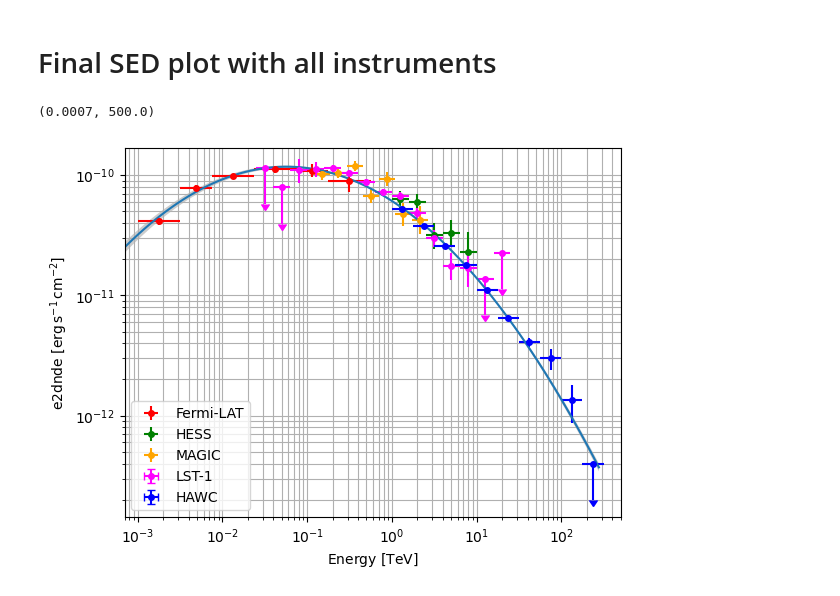
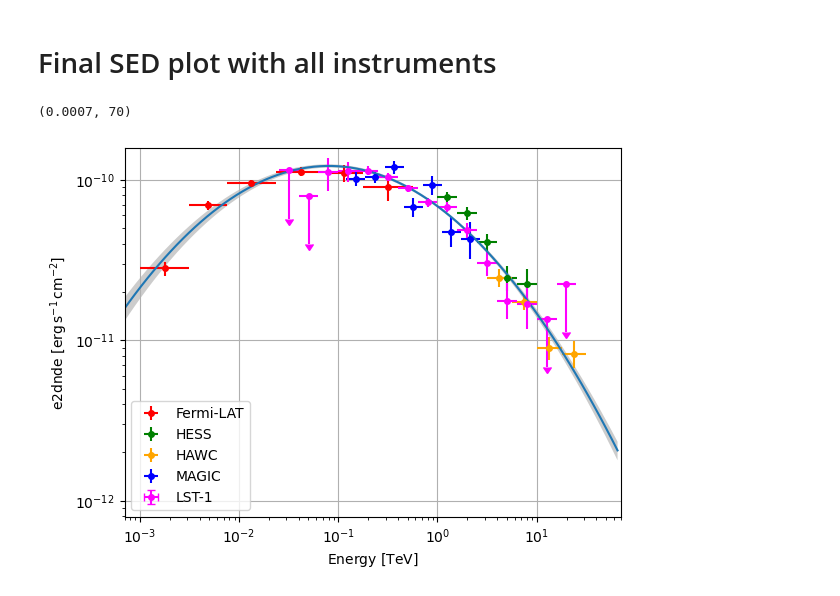
Before and after one commit to chaimain/asgardpy, a Jupyter notebook: notebooks/test_dl4_steps.ipynb, the cells around one changed output. Saved outputs shown, nothing was run; the diff lists cells and outputs as text; code cells hidden in the pictures.

```diff
--- a/notebooks/test_dl4_steps.ipynb
+++ b/notebooks/test_dl4_steps.ipynb
@@ -297,8 +276,5 @@ Wall time: 1.79 s
 # %% [markdown]
 ## Display the results
-# %%
-analysis.datasets[2]._name = "HESS"
-analysis.dataset_name_list[2] = "HESS"
 # %%
 print(analysis.datasets)
 # %% [output]
@@ -415,6 +385,3 @@ fpd_hawc = FluxPointsDataset(data=fp_hawc, name="HAWC")
-# %%
-analysis.datasets.append(fpd_hawc)
-analysis.dataset_name_list.append("HAWC")
 # %%
 for d in analysis.datasets:
     print(d.name)
@@ -770,18 +739,16 @@ Table length=10
 # %%
 analysis.flux_points[0].plot(sed_type="e2dnde", color="red", label="Fermi-LAT")
 analysis.flux_points[1].plot(sed_type="e2dnde", color="green", label="HESS")
-analysis.flux_points[2].plot(sed_type="e2dnde", color="orange", label="MAGIC")
-analysis.flux_points[3].plot(sed_type="e2dnde", color="magenta", label="LST-1")
-fp_hawc.plot(sed_type="e2dnde", color="blue", label="HAWC")
+analysis.flux_points[2].plot(sed_type="e2dnde", color="orange", label="HAWC")
+analysis.flux_points[3].plot(sed_type="e2dnde", color="blue", label="MAGIC")
+analysis.flux_points[4].plot(sed_type="e2dnde", color="magenta", label="LST-1")
 
-analysis.datasets[1].models[0].spectral_model.plot(sed_type="e2dnde", energy_bounds=[70 * u.MeV, 300 * u.TeV])
-analysis.datasets[1].models[0].spectral_model.plot_error(
-    sed_type="e2dnde", energy_bounds=[70 * u.MeV, 300 * u.TeV]
-)
+analysis.datasets[1].models[0].spectral_model.plot(sed_type="e2dnde", energy_bounds=[70 * u.MeV, 70 * u.TeV])
+analysis.datasets[1].models[0].spectral_model.plot_error(sed_type="e2dnde", energy_bounds=[70 * u.MeV, 70 * u.TeV])
 
-plt.grid(which="both")
+plt.grid()
 plt.legend()
-plt.xlim(7e-4, 5e2)
+plt.xlim(7e-4, 70)
 # %% [output]
-(0.0007, 500.0)
+(0.0007, 70)
-[figure, old version]
+[figure, new version]
```
Also changed, not shown: parts of 50 cells of this notebook, 5 other files.
